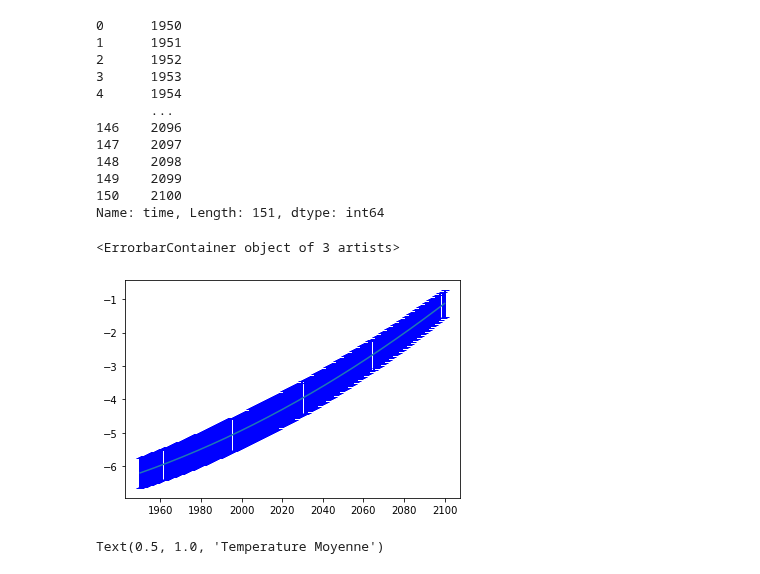
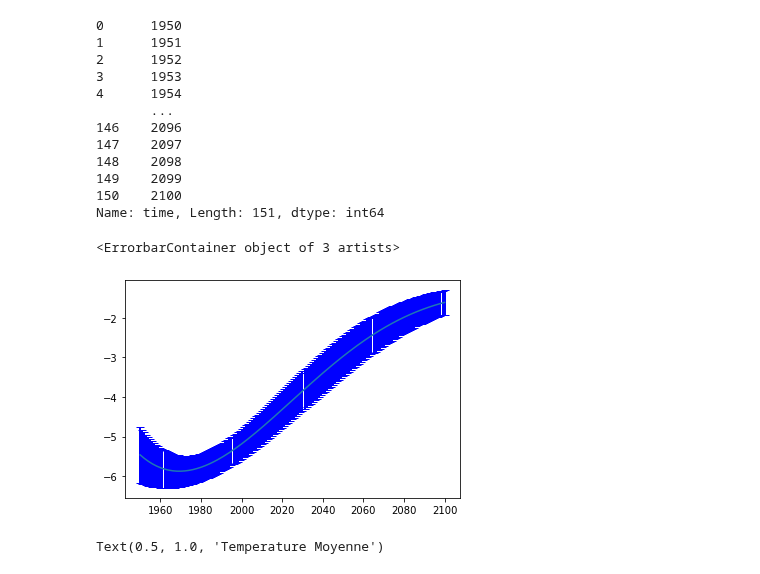
Before and after one commit to marinalopez2110/FistTemplateClimPort, a Jupyter notebook: Plotting TS running mean.ipynb, the cells around one changed output. Cells and saved outputs as stored; diff of their text form; code cells hidden in the pictures.

```diff
--- a/Plotting TS running mean.ipynb
+++ b/Plotting TS running mean.ipynb
@@ -102,14 +102,14 @@ def polysmooth(years, y, degree):
 # %%
 T = TnMeanC.tn_meanC
 years = TnMeanC.reset_index().time.dt.year
-smtemp = polysmooth(years,T,2)
+smtemp = polysmooth(years,T,4)
 # %%
 a = abs(T-smtemp)
 # %%
-plt.errorbar(years, smtemp, yerr=polysmooth(years,abs(T-smtemp),2), markersize='10', ecolor='blue',capsize=4, elinewidth=2)
+plt.errorbar(years, smtemp, yerr=polysmooth(years,abs(T-smtemp),4), markersize='10', ecolor='blue',capsize=4, elinewidth=2)
 # %% [output]
 <ErrorbarContainer object of 3 artists>
-[figure, old version]
+[figure, new version]
 # %%
 # plot time series
 #roll = TnMeanC['tn_meanC'].rolling(50, center=True)
```
Also changed, not shown: 3 other files.
